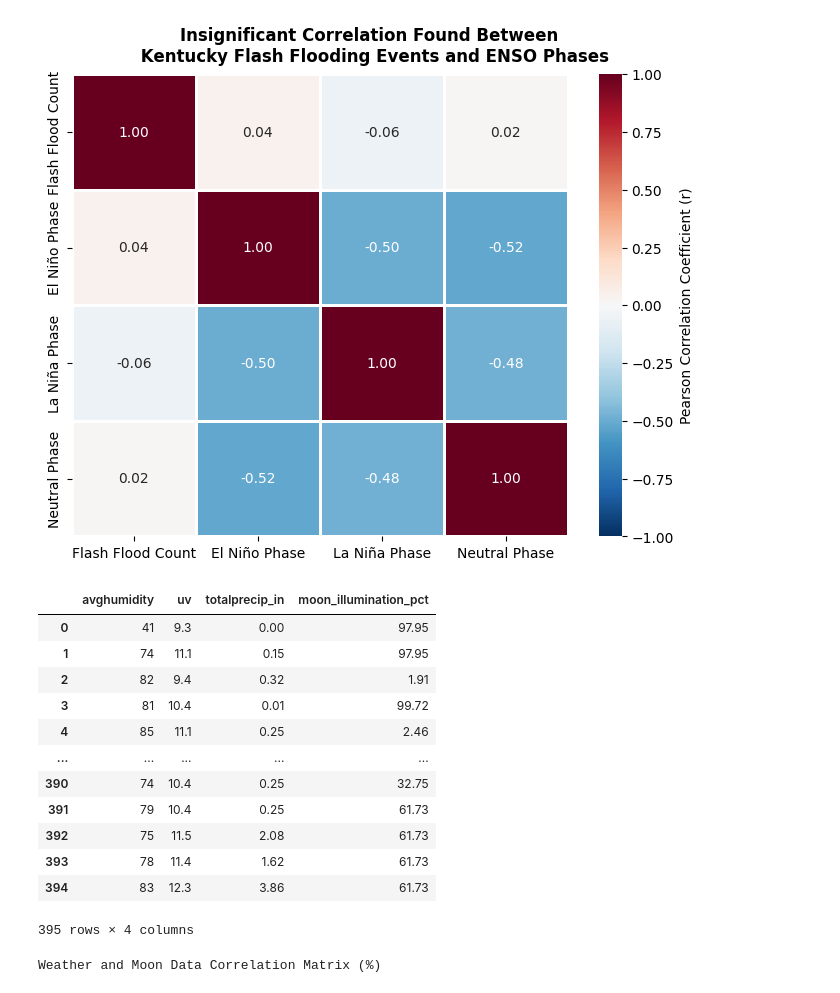
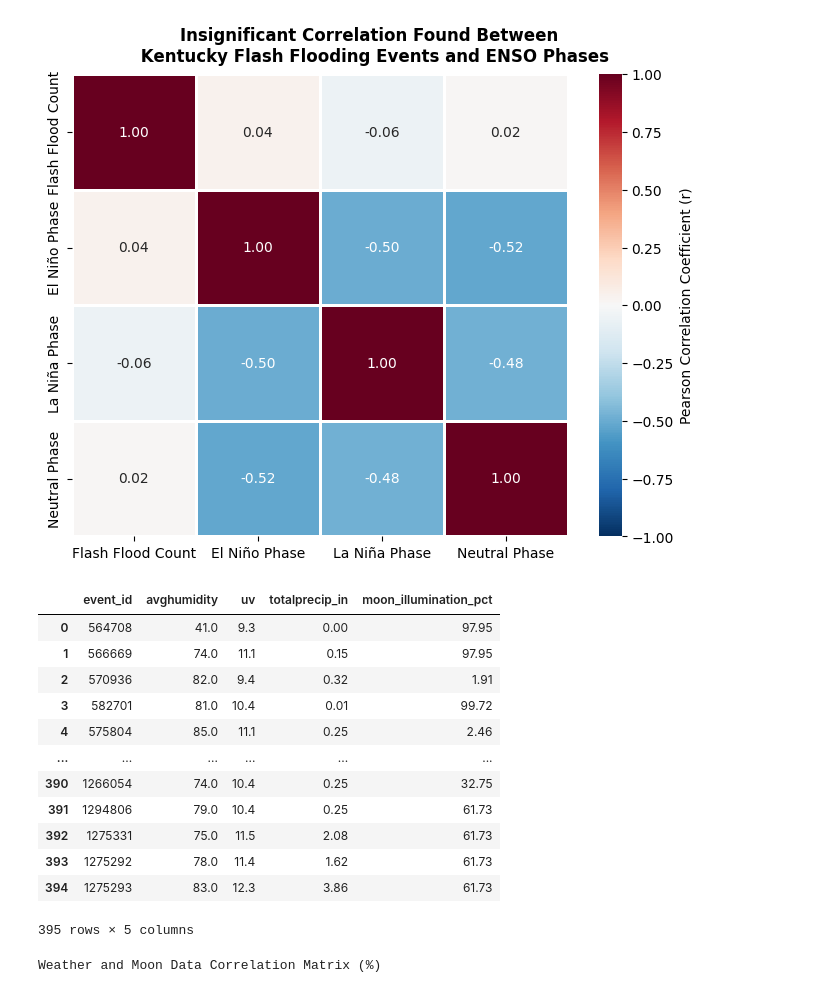
Before and after one commit to ashleyadehart/flash_floods_ky_2015_2025, a Jupyter notebook: notebooks/flash_floods_ky_2015_2025.ipynb, the cells around one changed output. Drawn from its saved outputs; the diff is of its cells as text; code cells hidden in the pictures.

```diff
--- a/notebooks/flash_floods_ky_2015_2025.ipynb
+++ b/notebooks/flash_floods_ky_2015_2025.ipynb
@@ -1337,33 +1320,31 @@ plt.show()
 # %%
 # Create a SQL query to analyze the relationship between flash flooding events, humidity, UV index, precipitation, and moon illumination percentages.
 query6 = """ SELECT
+    w.event_id,
     w.avghumidity,
     w.uv,
     w.totalprecip_in,
     m.moon_illumination_pct
-FROM
-    weather_conditions w
-INNER JOIN
-    moon_data m
-    ON w.wc_id = m.moon_id
-WHERE uv > 8
+FROM weather_conditions w
+INNER JOIN moon_data m ON w.event_id = m.event_id
+WHERE w.uv > 8;
 """
 result6 = pd.read_sql(query6, conn)
 result6
 # %% [output]
-|  | avghumidity | uv | totalprecip_in | moon_illumination_pct |
-| 0 | 41 | 9.3 | 0.00 | 97.95 |
-| 1 | 74 | 11.1 | 0.15 | 97.95 |
-| 2 | 82 | 9.4 | 0.32 | 1.91 |
-| 3 | 81 | 10.4 | 0.01 | 99.72 |
-| 4 | 85 | 11.1 | 0.25 | 2.46 |
-| ... | ... | ... | ... | ... |
-| 390 | 74 | 10.4 | 0.25 | 32.75 |
-| 391 | 79 | 10.4 | 0.25 | 61.73 |
-| 392 | 75 | 11.5 | 2.08 | 61.73 |
-| 393 | 78 | 11.4 | 1.62 | 61.73 |
-| 394 | 83 | 12.3 | 3.86 | 61.73 |
+|  | event_id | avghumidity | uv | totalprecip_in | moon_illumination_pct |
+| 0 | 564708 | 41.0 | 9.3 | 0.00 | 97.95 |
+| 1 | 566669 | 74.0 | 11.1 | 0.15 | 97.95 |
+| 2 | 570936 | 82.0 | 9.4 | 0.32 | 1.91 |
+| 3 | 582701 | 81.0 | 10.4 | 0.01 | 99.72 |
+| 4 | 575804 | 85.0 | 11.1 | 0.25 | 2.46 |
+| ... | ... | ... | ... | ... | ... |
+| 390 | 1266054 | 74.0 | 10.4 | 0.25 | 32.75 |
+| 391 | 1294806 | 79.0 | 10.4 | 0.25 | 61.73 |
+| 392 | 1275331 | 75.0 | 11.5 | 2.08 | 61.73 |
+| 393 | 1275292 | 78.0 | 11.4 | 1.62 | 61.73 |
+| 394 | 1275293 | 83.0 | 12.3 | 3.86 | 61.73 |
-395 rows × 4 columns
+395 rows × 5 columns
 # %%
 correlation_table = result6.corr(numeric_only=True) * 100
 
```
Also changed, not shown: parts of 9 cells of this notebook, 5 other files.
